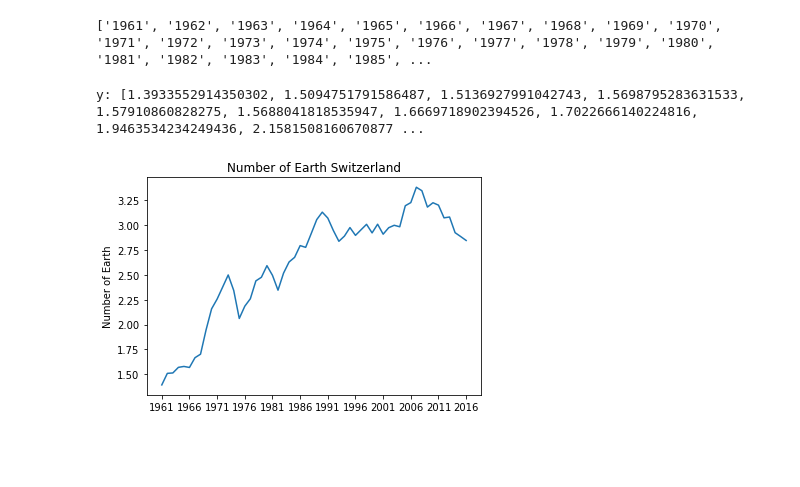
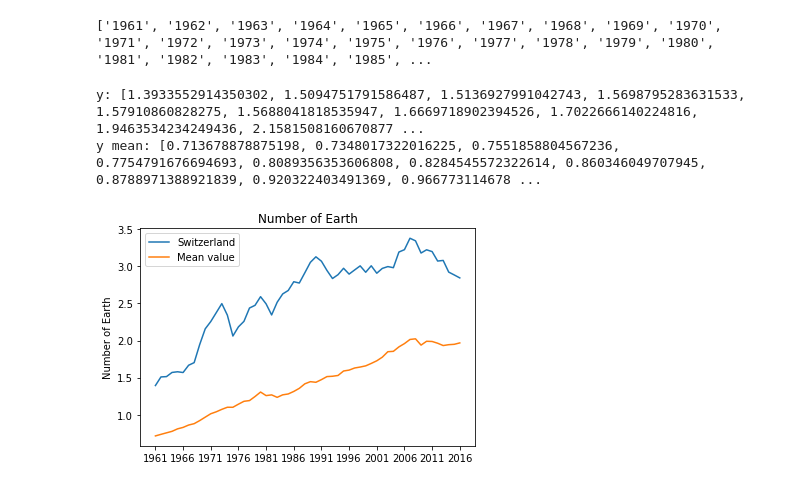
Before and after one commit to iten-engineering/python, a Jupyter notebook: handout/04-files/footprint.ipynb, the cells around one changed output. Cells and saved outputs as stored; diff of their text form; code cells hidden in the pictures; blank space fills up the shorter version.

```diff
--- a/handout/04-files/footprint.ipynb
+++ b/handout/04-files/footprint.ipynb
@@ -23,5 +23,8 @@ df.head()
 # %%
 mean_value = df['1966'].mean()
 print(mean_value)
+
+df_mean_values = df.iloc[:,1:].mean()
+print(df_mean_values)
 # %% [output]
 0.8284545572322614
@@ -40,14 +59,20 @@ print(x)
 # %%
 y = df_ch.values.tolist()[0][1:]
 print("y:", y)
+
+y_mean = df_mean_values.tolist()
+print("y mean:", y_mean)
 # %% [output]
 y: [1.3933552914350302, 1.5094751791586487, 1.5136927991042743, 1.5698795283631533, 1.57910860828275, 1.5688041818535947, 1.6669718902394526, 1.7022666140224816, 1.9463534234249436, 2.1581508160670877 ...
+y mean: [0.713678878875198, 0.7348017322016225, 0.7551858804567236, 0.7754791676694693, 0.8089356353606808, 0.8284545572322614, 0.860346049707945, 0.8788971388921839, 0.920322403491369, 0.966773114678 ...
 # %%
 plt.figure()
-plt.plot(x,y)
-plt.title("Number of Earth Switzerland")
+plt.plot(x,y, label="Switzerland")
+plt.plot(x, y_mean, label="Mean value")
+plt.xticks(np.arange(0, len(x), 5))
+plt.title("Number of Earth")
 plt.ylabel("Number of Earth")
-plt.xticks(np.arange(0, len(x), 5))
+plt.legend()
 plt.show()
 # %% [output]
-[figure, old version]
+[figure, new version]
```
Also changed, not shown: parts of 1 cell of this notebook.
